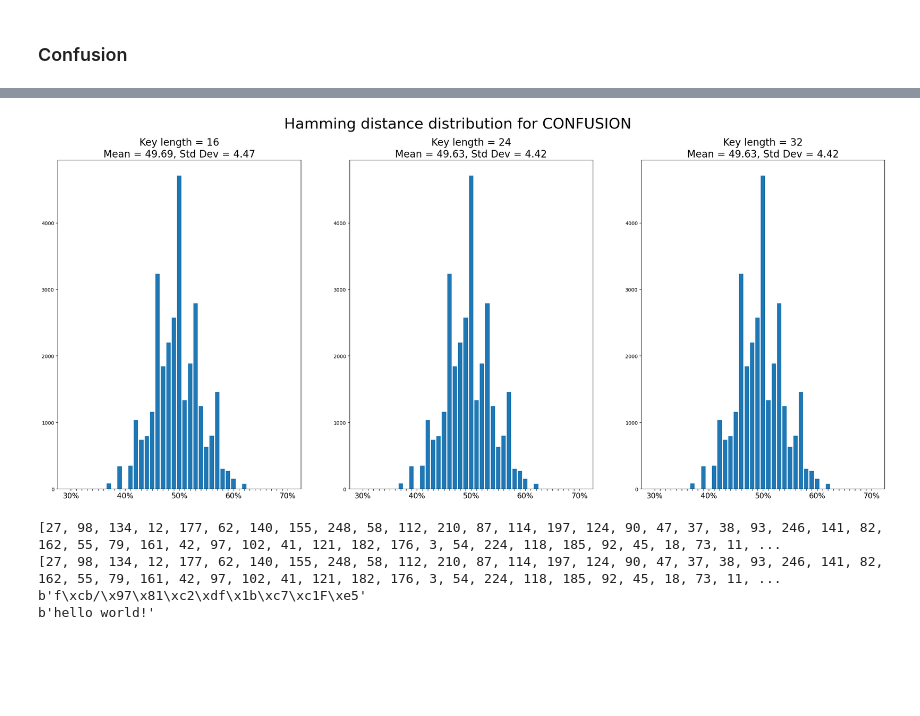
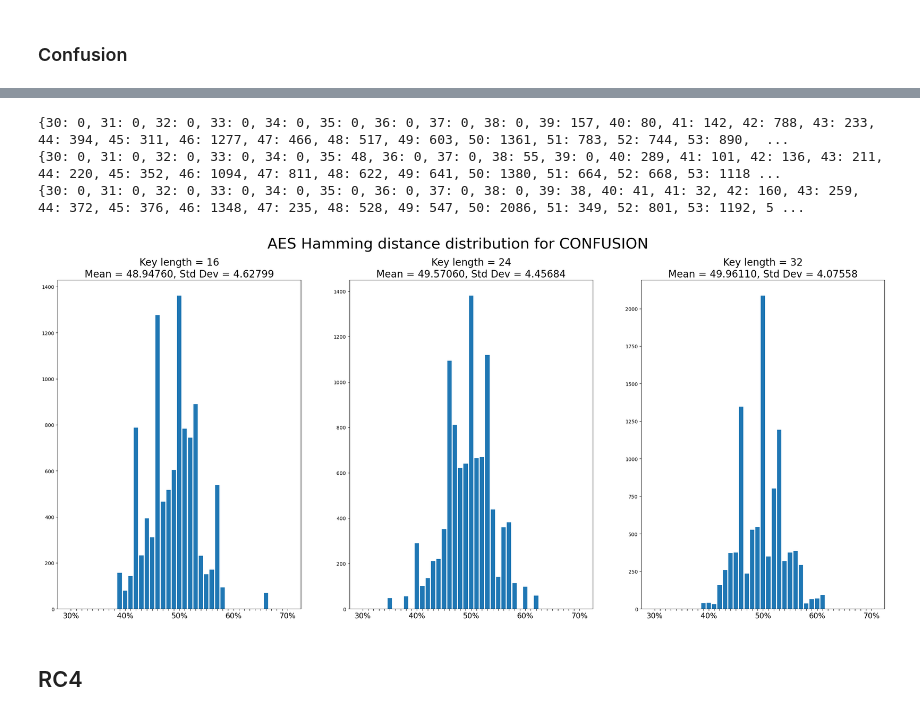
Before and after one commit to LBellini13/Elements-of-Applied-Data-Security, a Jupyter notebook: Block Ciphers/CipherCrafters.ipynb, the cells around one changed output, grey strips where cells are left out. Cells and saved outputs as stored; diff of their text form; code cells hidden in the pictures; blank space fills up the shorter version.

```diff
--- a/Block Ciphers/CipherCrafters.ipynb
+++ b/Block Ciphers/CipherCrafters.ipynb
@@ -170,16 +171,8 @@ To test if AES provides good diffusion, we can apply the Monte Carlo approach as
 # %%
-import os
-import matplotlib.pyplot as plt
-from Crypto.Cipher import AES
+iterations = 10000
 
-iterations = 10000
 fig, axs = plt.subplots(1, len(AES.key_size), figsize=(30, 12))
-fig.suptitle('Hamming distance distribution for DIFFUSION', fontsize=30)
-
-# Dictionary for the hamming distance distribution
-diff_dict = {i: 0 for i in range(30, 71)}
-x_labels = diff_dict.keys()
-x_ticks = range(0, len(x_labels))
+fig.suptitle('AES Hamming distance distribution for DIFFUSION', fontsize=30)
 
 for idx, length in enumerate(AES.key_size):
     # Generate random key of 16, 24 or 32 bytes
@@ -196,7 +189,10 @@ for idx, length in enumerate(AES.key_size):
 
     # Compute the list of hamming distances (as %) comparing the original
     # ciphertext with the ones obtained flipping a random bit in the plaintext
-    dist = aes_mcs_diffusion(aes_ecb, ref_plaintext, ref_ciphertext, iterations)
+    dist = mcs_diffusion(aes_ecb, ref_plaintext, ref_ciphertext, iterations)
+
+    # Dictionary for the hamming distance distribution
+    diff_dict = {i: 0 for i in range(30, 71)}
 
     # Count how many outcomes per percentage
     for value in dist:
@@ -209,12 +205,12 @@ for idx, length in enumerate(AES.key_size):
     mean = np.average(list(diff_dict.keys()), weights=list(diff_dict.values()))
     std = np.sqrt(np.average((list(diff_dict.keys())-mean)**2, weights=list(diff_dict.values())))
 
-    axs[idx].bar(range(len(x_labels)), diff_dict.values())
-    axs[idx].set_title(f'Key length = {length}\nMean = {mean:.2f}, Std Dev = {std:.2f}', fontsize=20)
+    axs[idx].bar(diff_dict.keys(), diff_dict.values())
+    axs[idx].set_title(f'Key length = {length}\nMean = {mean:.5f}, Std Dev = {std:.5f}', fontsize=20)
     # Show only 30%, 40%, 50%, 60%, 70% x labels
-    axs[idx].set_xticks(x_ticks)
+    axs[idx].set_xticks(list(diff_dict.keys()))
     axs[idx].set_xticklabels(['' if label not in [30, 40, 50, 60, 70]
-                              else f'{label}%' for label in x_labels], fontsize=15)
+                              else f'{label}%' for label in list(diff_dict.keys())], fontsize=15)
 
 plt.show()
 # %% [output]
@@ -229,61 +225,51 @@ To test if AES provides good confusion, we can apply the same Monte Carlo approa
 iterations = 10000
 
 fig, axs = plt.subplots(1, len(AES.key_size), figsize=(30, 12))
-fig.suptitle('Hamming distance distribution for CONFUSION', fontsize=30)
-
-conf_dict = {i: 0 for i in range(30, 71)}
+fig.suptitle('AES Hamming distance distribution for CONFUSION', fontsize=30)
 
 for idx, length in enumerate(AES.key_size):
     # Generate random key of 16, 24 or 32 bytes
     key = np.random.bytes(length)
     # Instantiate AES cipher
     # ECB Mode encrypts each block independently, then any modification in the
     # ciphertext or the key is directly mapped on the ciphertext, then this is
     # the best Mode of Operation to assess diffusion and confusion
     aes_ecb = AES.new(key, AES.MODE_ECB)
     # Generate a random 128 bits plaintext
     ref_plaintext = np.random.bytes(AES.block_size)
     # Encrypt the plaintext
     ref_ciphertext = bytearray(aes_ecb.encrypt(ref_plaintext))
 
     # Compute the list of hamming distances (as %) comparing the original
     # ciphertext with the ones obtained flipping a random bit in the key
-    dist = aes_mcs_confusion(key, length, ref_plaintext, ref_ciphertext, iterations)
+    dist = mcs_confusion('aes', key, ref_plaintext, ref_ciphertext, iterations)
+
+    # Dictionary for the hamming distance distribution
+    conf_dict = {i: 0 for i in range(30, 71)}
 
     # Count how many outcomes per percentage
     for value in dist:
         for i in range(30, 71):
             if i <= value < i + 1:
                 conf_dict[i] += 1
                 break
 
+    print(conf_dict)
+
     # Compute mean and standard deviation of the distribution
     mean = np.average(list(conf_dict.keys()), weights=list(conf_dict.values()))
     std = np.sqrt(np.average((list(conf_dict.keys())-mean)**2, weights=list(conf_dict.values())))
 
-    axs[idx].bar(range(len(x_labels)), diff_dict.values())
-    axs[idx].set_title(f'Key length = {length}\nMean = {mean:.2f}, Std Dev = {std:.2f}', fontsize=20)
+    axs[idx].bar(conf_dict.keys(), conf_dict.values())
+    axs[idx].set_title(f'Key length = {length}\nMean = {mean:.5f}, Std Dev = {std:.5f}', fontsize=20)
     # Show only 30%, 40%, 50%, 60%, 70% x labels
-    axs[idx].set_xticks(x_ticks)
+    axs[idx].set_xticks(list(conf_dict.keys()))
     axs[idx].set_xticklabels(['' if label not in [30, 40, 50, 60, 70]
-                              else f'{label}%' for label in x_labels], fontsize=15)
+                              else f'{label}%' for label in list(conf_dict.keys())], fontsize=15)
 # %% [output]
+{30: 0, 31: 0, 32: 0, 33: 0, 34: 0, 35: 0, 36: 0, 37: 0, 38: 0, 39: 157, 40: 80, 41: 142, 42: 788, 43: 233, 44: 394, 45: 311, 46: 1277, 47: 466, 48: 517, 49: 603, 50: 1361, 51: 783, 52: 744, 53: 890,  ...
+{30: 0, 31: 0, 32: 0, 33: 0, 34: 0, 35: 48, 36: 0, 37: 0, 38: 55, 39: 0, 40: 289, 41: 101, 42: 136, 43: 211, 44: 220, 45: 352, 46: 1094, 47: 811, 48: 622, 49: 641, 50: 1380, 51: 664, 52: 668, 53: 1118 ...
+{30: 0, 31: 0, 32: 0, 33: 0, 34: 0, 35: 0, 36: 0, 37: 0, 38: 0, 39: 38, 40: 41, 41: 32, 42: 160, 43: 259, 44: 372, 45: 376, 46: 1348, 47: 235, 48: 528, 49: 547, 50: 2086, 51: 349, 52: 801, 53: 1192, 5 ...
-[figure, old version]
+[figure, new version]
-# %%
-plaintext = b'hello world!'
-key = b'0123456789ABCDEF'
-drop = 768
-
-alice = RC4(key, drop)
-bob = RC4(key, drop)
-
-ciphertext = alice.encrypt(plaintext)
-plaintext_2 = bob.decrypt(ciphertext)
-
-print(ciphertext)
-print(plaintext_2)
-# %% [output]
-[27, 98, 134, 12, 177, 62, 140, 155, 248, 58, 112, 210, 87, 114, 197, 124, 90, 47, 37, 38, 93, 246, 141, 82, 162, 55, 79, 161, 42, 97, 102, 41, 121, 182, 176, 3, 54, 224, 118, 185, 92, 45, 18, 73, 11, ...
-[27, 98, 134, 12, 177, 62, 140, 155, 248, 58, 112, 210, 87, 114, 197, 124, 90, 47, 37, 38, 93, 246, 141, 82, 162, 55, 79, 161, 42, 97, 102, 41, 121, 182, 176, 3, 54, 224, 118, 185, 92, 45, 18, 73, 11, ...
-b'f\xcb/\x97\x81\xc2\xdf\x1b\xc7\xc1F\xe5'
-b'hello world!'
+# %% [markdown]
+## RC4
```
Also changed, not shown: parts of 10 cells of this notebook, 6 other files.
